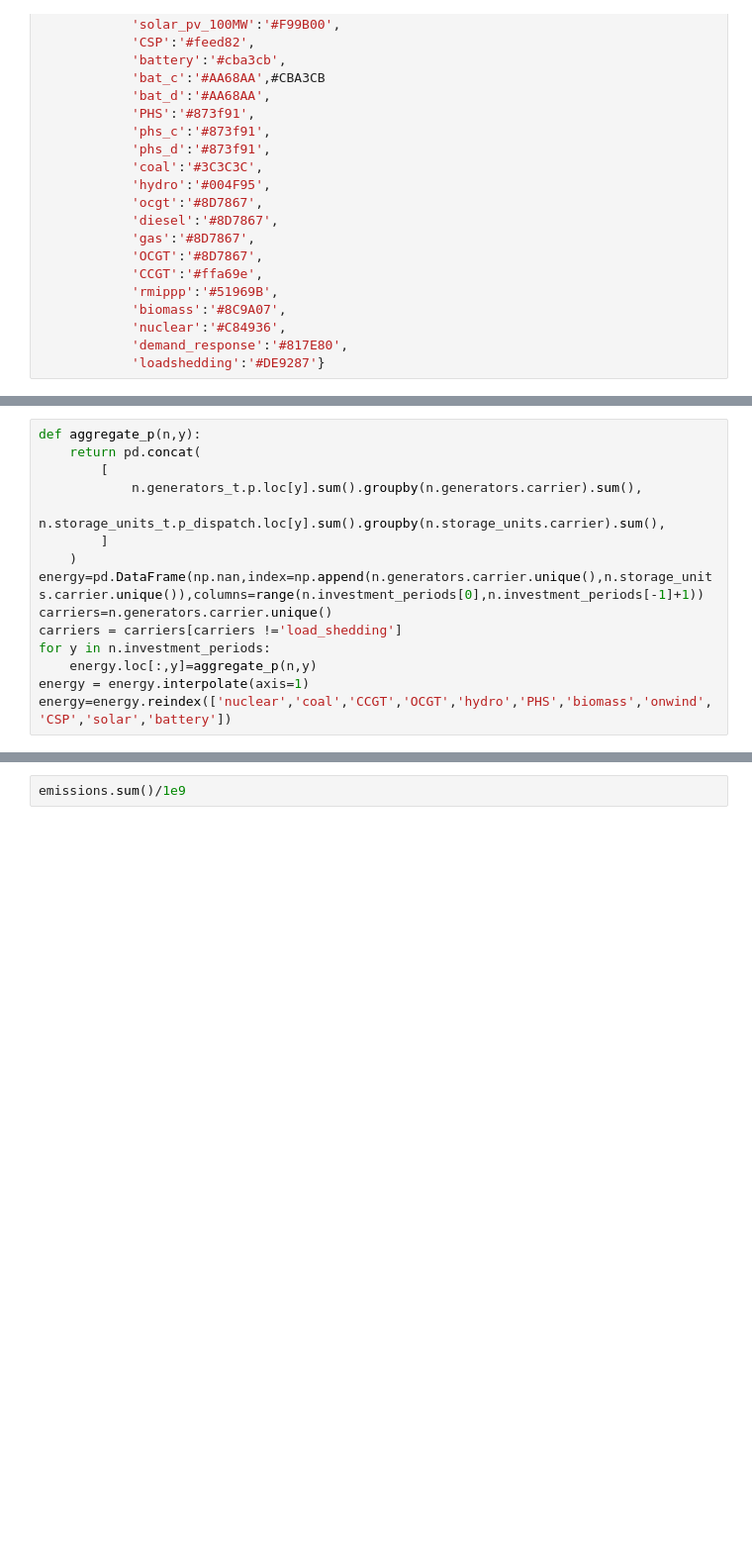
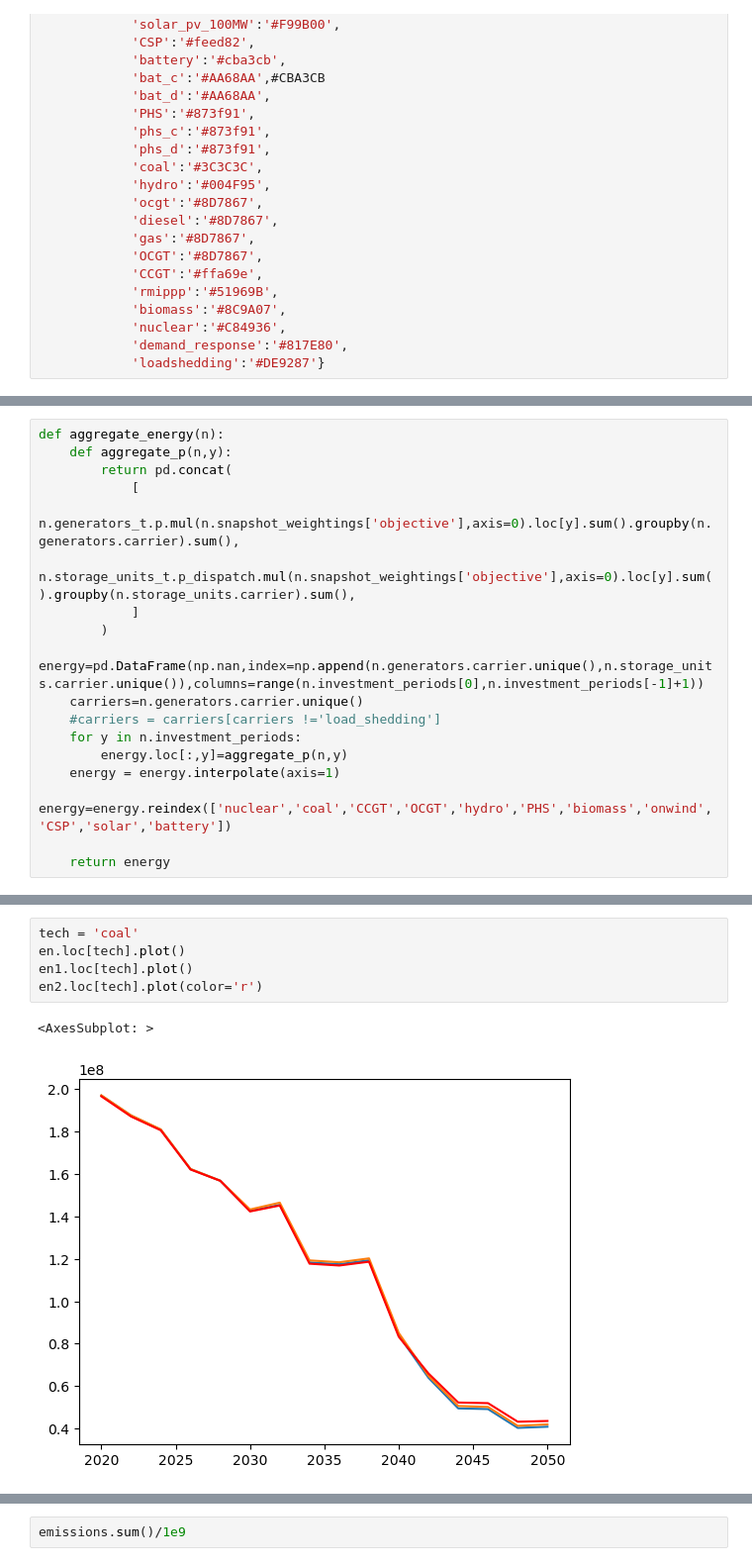
Before and after one commit to PyPSA/pypsa-za, a Jupyter notebook: notebooks/general_playground.ipynb, the cells around one changed output, grey strips where cells are left out. Shown at 99% size. Cells and saved outputs as stored; diff of their text form; blank space fills up the shorter version.

```diff
--- a/notebooks/general_playground.ipynb
+++ b/notebooks/general_playground.ipynb
@@ -134,15 +92,18 @@ capacity=capacity.reindex(['nuclear','coal','CCGT','OCGT','hydro','PHS','biomass
 # %%
-def aggregate_p(n,y):
-    return pd.concat(
-        [
-            n.generators_t.p.loc[y].sum().groupby(n.generators.carrier).sum(),
-            n.storage_units_t.p_dispatch.loc[y].sum().groupby(n.storage_units.carrier).sum(),
-        ]
-    )
-energy=pd.DataFrame(np.nan,index=np.append(n.generators.carrier.unique(),n.storage_units.carrier.unique()),columns=range(n.investment_periods[0],n.investment_periods[-1]+1))
-carriers=n.generators.carrier.unique()
-carriers = carriers[carriers !='load_shedding']
-for y in n.investment_periods:
-    energy.loc[:,y]=aggregate_p(n,y)
-energy = energy.interpolate(axis=1)
-energy=energy.reindex(['nuclear','coal','CCGT','OCGT','hydro','PHS','biomass','onwind','CSP','solar','battery'])
+def aggregate_energy(n):
+    def aggregate_p(n,y):
+        return pd.concat(
+            [
+                n.generators_t.p.mul(n.snapshot_weightings['objective'],axis=0).loc[y].sum().groupby(n.generators.carrier).sum(),
+                n.storage_units_t.p_dispatch.mul(n.snapshot_weightings['objective'],axis=0).loc[y].sum().groupby(n.storage_units.carrier).sum(),
+            ]
+        )
+    energy=pd.DataFrame(np.nan,index=np.append(n.generators.carrier.unique(),n.storage_units.carrier.unique()),columns=range(n.investment_periods[0],n.investment_periods[-1]+1))
+    carriers=n.generators.carrier.unique()
+    #carriers = carriers[carriers !='load_shedding']
+    for y in n.investment_periods:
+        energy.loc[:,y]=aggregate_p(n,y)
+    energy = energy.interpolate(axis=1)
+    energy=energy.reindex(['nuclear','coal','CCGT','OCGT','hydro','PHS','biomass','onwind','CSP','solar','battery'])
+
+    return energy
@@ -149,3 +126,11 @@ energy=energy.reindex(['nuclear','coal','CCGT','OCGT','hydro','PHS','biomass','o
+# %%
+tech = 'coal'
+en.loc[tech].plot()
+en1.loc[tech].plot()
+en2.loc[tech].plot(color='r')
+# %% [output]
+<AxesSubplot: >
+[figure, added]
 # %%
 ax = (capacity/1000).T.plot.bar(stacked=True,color=colour_map,width=0.8)
 plt.ylabel('Installed Capacity (GW)')
```
Also changed, not shown: parts of 19 cells of this notebook, 7 other files.
